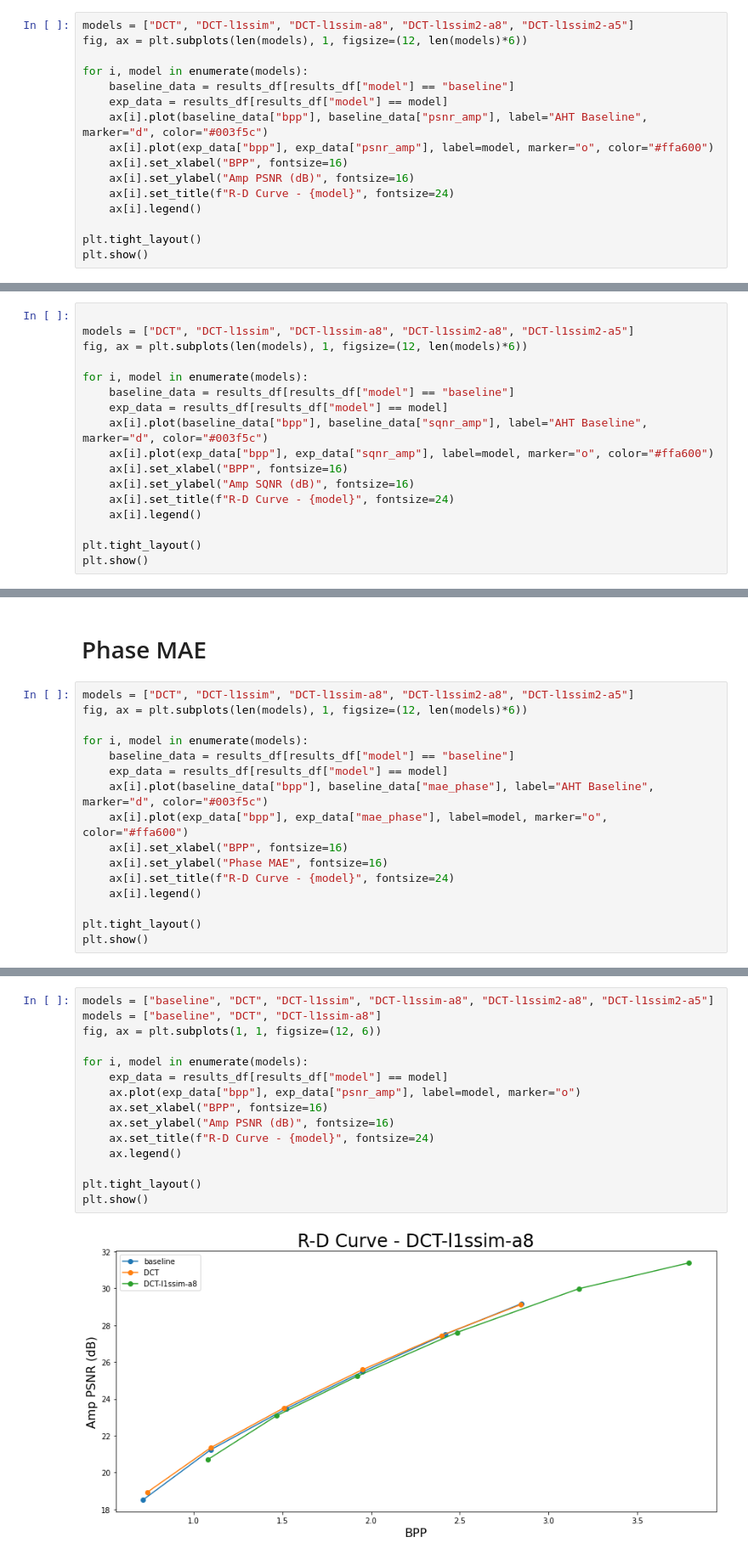
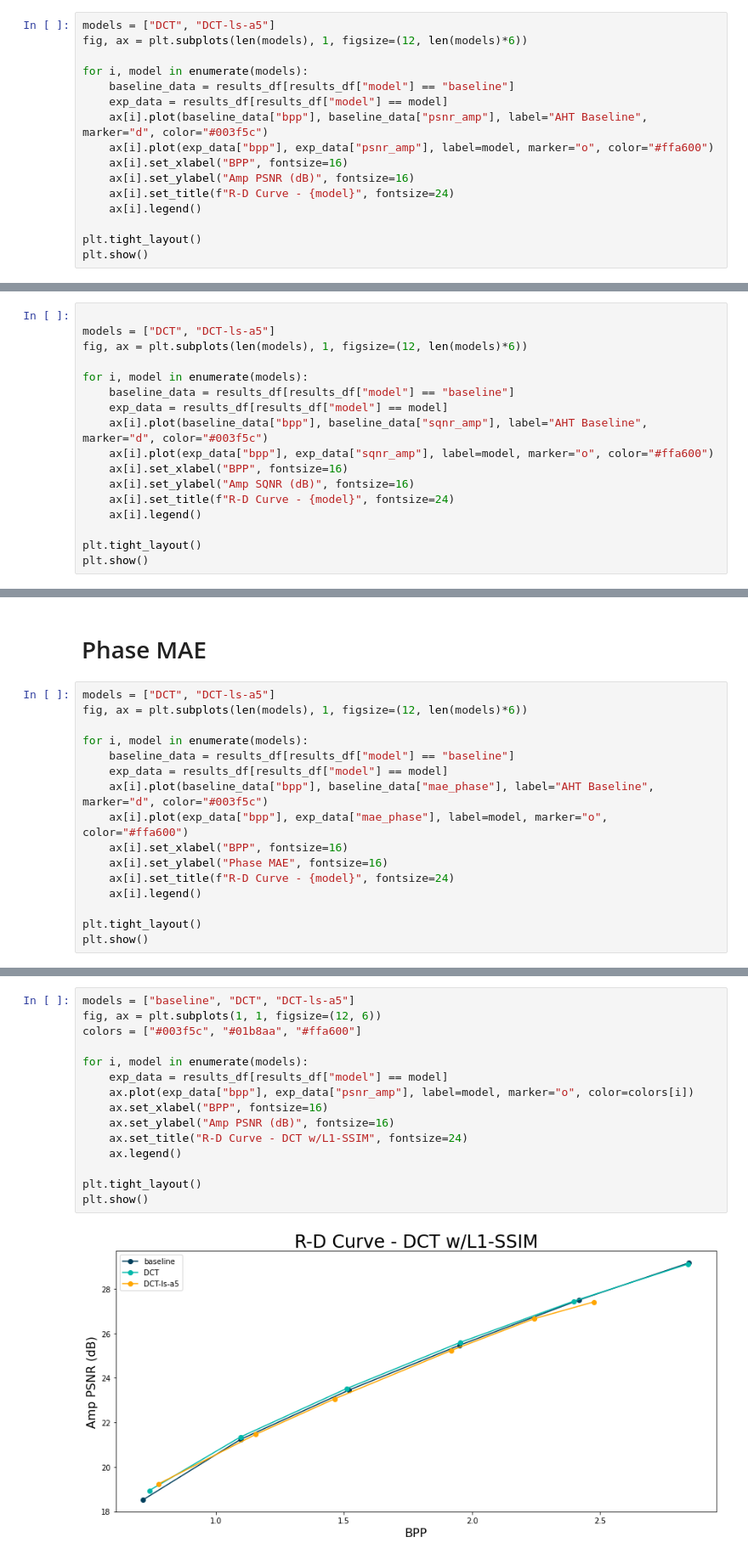
Before and after one commit to zb-umkc/PACT, a Jupyter notebook: analysis.ipynb, the cells around one changed output, grey strips where cells are left out. Shown at 85% size. Drawn from its saved outputs; the diff is of its cells as text.

```diff
--- a/analysis.ipynb
+++ b/analysis.ipynb
@@ -123,7 +123,7 @@ plt.show()
 # %% [markdown]
 # Amplitude PSNR
 # %%
-models = ["DCT", "DCT-l1ssim", "DCT-l1ssim-a8", "DCT-l1ssim2-a8", "DCT-l1ssim2-a5"]
+models = ["DCT", "DCT-ls-a5"]
 fig, ax = plt.subplots(len(models), 1, figsize=(12, len(models)*6))
 
 for i, model in enumerate(models):
@@ -144,7 +144,7 @@ plt.show()
 # Amplitude SQNR
 # %%
 
-models = ["DCT", "DCT-l1ssim", "DCT-l1ssim-a8", "DCT-l1ssim2-a8", "DCT-l1ssim2-a5"]
+models = ["DCT", "DCT-ls-a5"]
 fig, ax = plt.subplots(len(models), 1, figsize=(12, len(models)*6))
 
 for i, model in enumerate(models):
@@ -164,7 +164,7 @@ plt.show()
 # %% [markdown]
 # Phase MAE
 # %%
-models = ["DCT", "DCT-l1ssim", "DCT-l1ssim-a8", "DCT-l1ssim2-a8", "DCT-l1ssim2-a5"]
+models = ["DCT", "DCT-ls-a5"]
 fig, ax = plt.subplots(len(models), 1, figsize=(12, len(models)*6))
 
 for i, model in enumerate(models):
@@ -184,18 +184,18 @@ plt.show()
 # %%
-models = ["baseline", "DCT", "DCT-l1ssim", "DCT-l1ssim-a8", "DCT-l1ssim2-a8", "DCT-l1ssim2-a5"]
-models = ["baseline", "DCT", "DCT-l1ssim-a8"]
+models = ["baseline", "DCT", "DCT-ls-a5"]
 fig, ax = plt.subplots(1, 1, figsize=(12, 6))
+colors = ["#003f5c", "#01b8aa", "#ffa600"]
 
 for i, model in enumerate(models):
     exp_data = results_df[results_df["model"] == model]
-    ax.plot(exp_data["bpp"], exp_data["psnr_amp"], label=model, marker="o")
+    ax.plot(exp_data["bpp"], exp_data["psnr_amp"], label=model, marker="o", color=colors[i])
     ax.set_xlabel("BPP", fontsize=16)
     ax.set_ylabel("Amp PSNR (dB)", fontsize=16)
-    ax.set_title(f"R-D Curve - {model}", fontsize=24)
+    ax.set_title("R-D Curve - DCT w/L1-SSIM", fontsize=24)
     ax.legend()
 
 plt.tight_layout()
 plt.show()
 # %% [output]
-[figure, old version]
+[figure, new version]
 # %%
```
Also changed, not shown: parts of 9 cells of this notebook, 3 other files.
